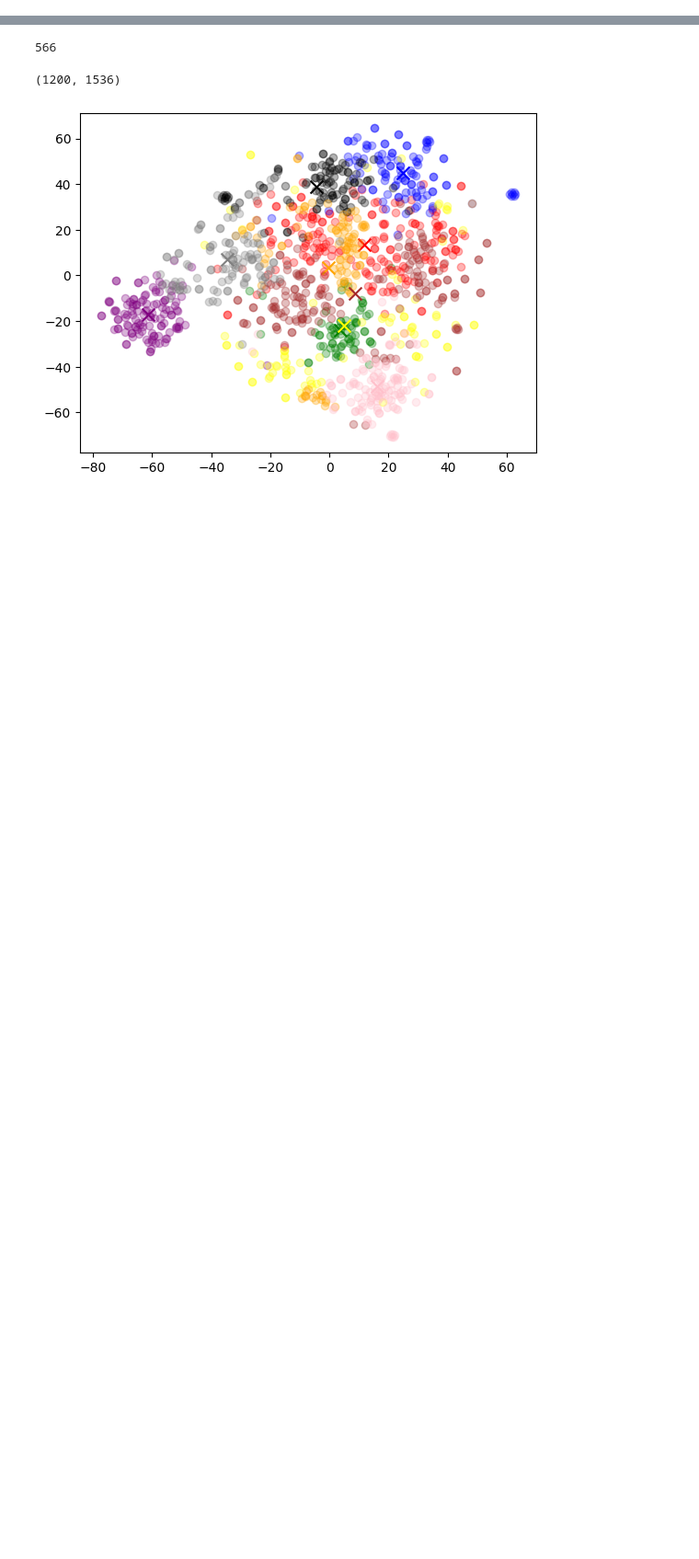
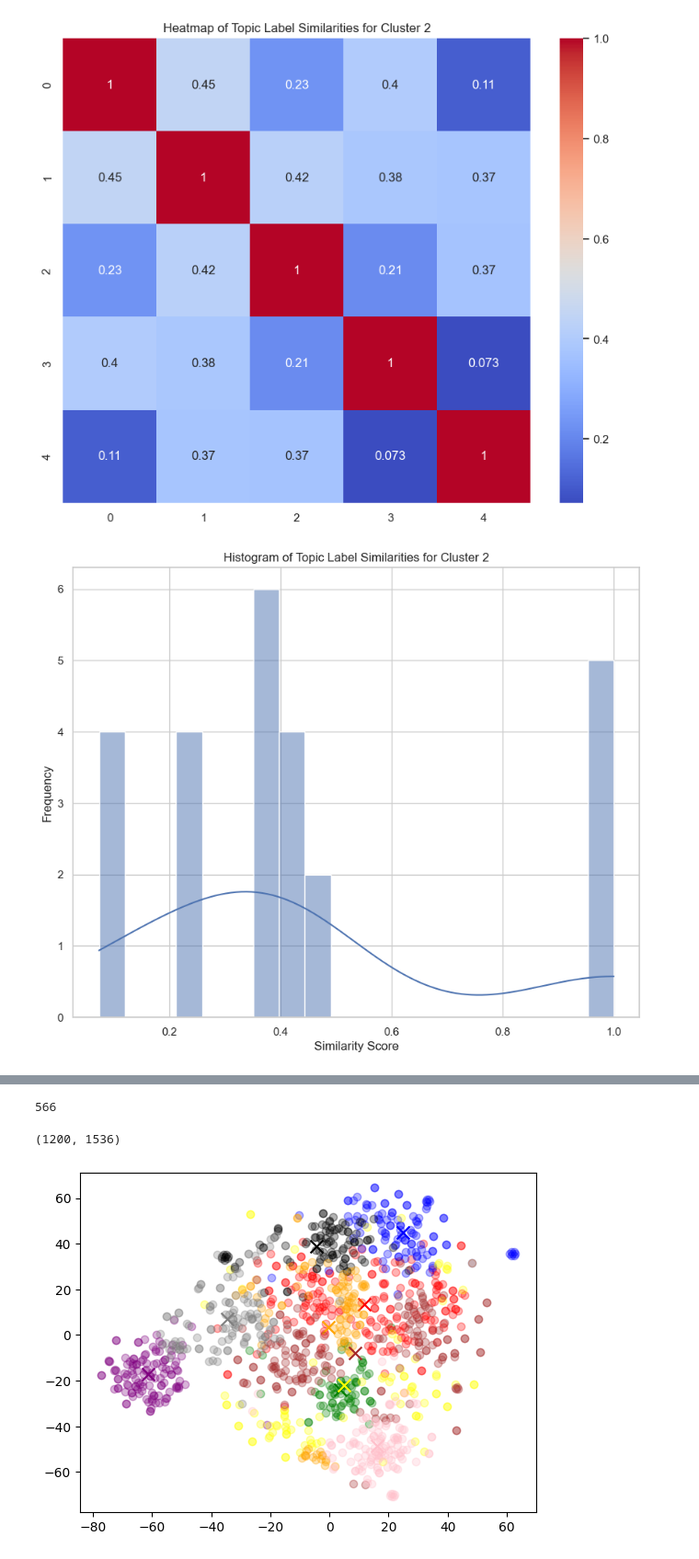
Before and after one commit to pdoubleg/junk-drawer, a Jupyter notebook: docs_example.ipynb, the cells around one changed output, grey strips where cells are left out. Shown at 92% size. Drawn from its saved outputs; the diff is of its cells as text; code cells hidden in the pictures; blank space fills up the shorter version.

```diff
--- a/docs_example.ipynb
+++ b/docs_example.ipynb
@@ -439,0 +492,15 @@ kmeans_with_probs.tune_clusters(X, min_clusters=2, max_clusters=25, prob_thresho
+# %%
+# Initialize the class with the toy dataset
+cluster_identifier = ClusterTopicIdentifier(
+    df,
+    text_col='Description',
+    cluster_col='kmeans_label', )
+
+# Identify topics for each cluster
+cluster_labels = cluster_identifier.identify_topics()
+
+# Visualize the topic stability
+cluster_identifier.visualize_runs()
+# %% [output]
+[figure, added]
+[figure, added]
```
Also changed, not shown: parts of 33 cells of this notebook, 2 other files.
